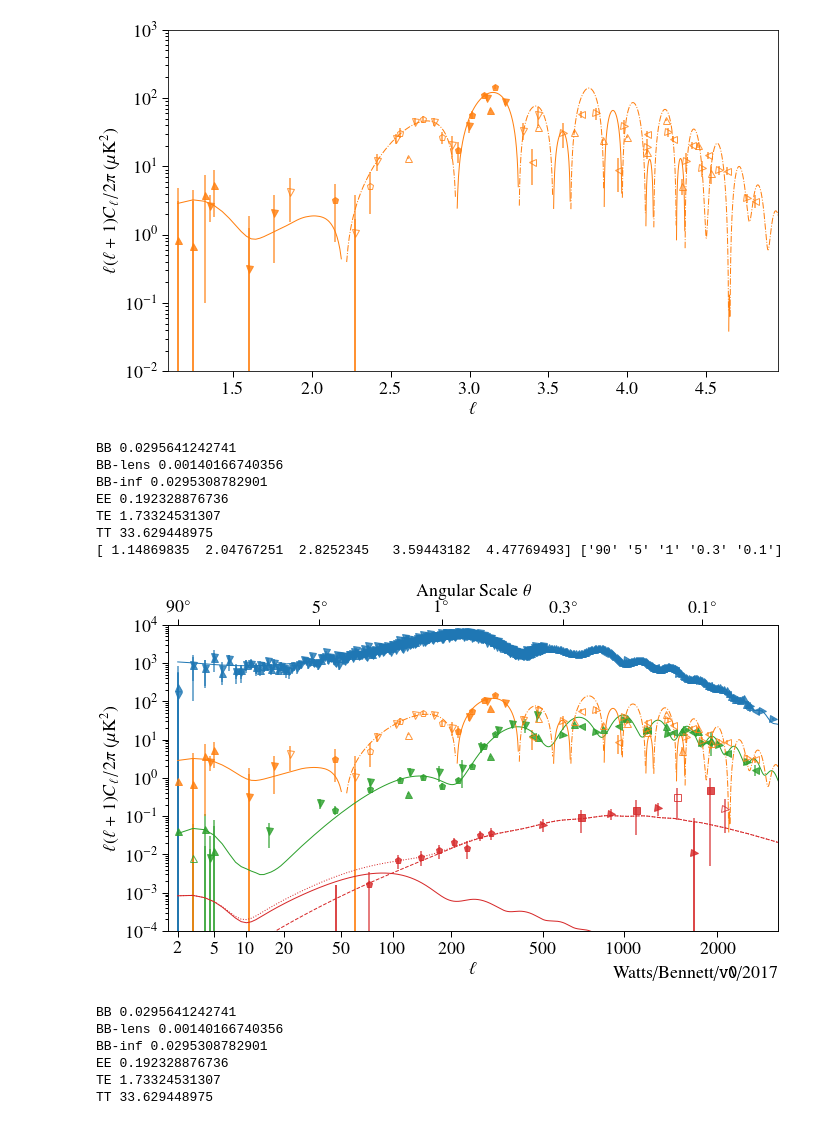
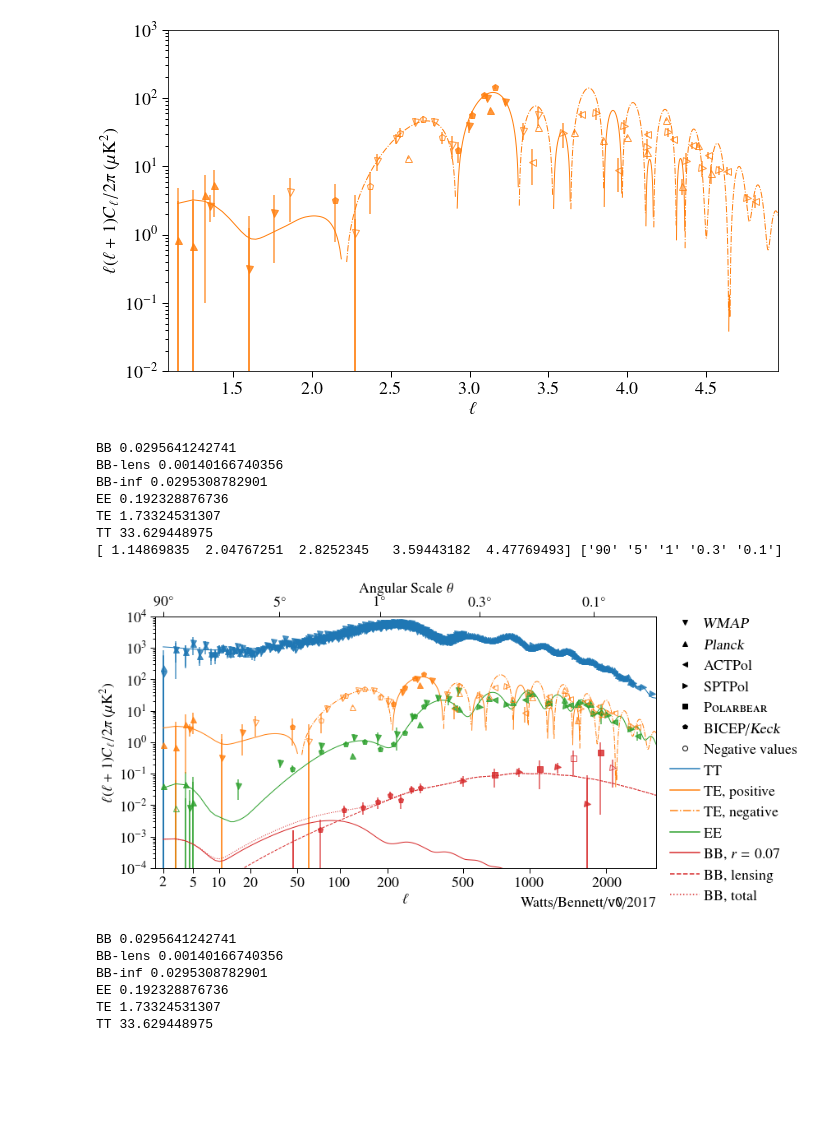
Before and after one commit to class-telescope/cmbpol_plotting, a Jupyter notebook: cmbplot_example.ipynb, the cells around one changed output. Cells and saved outputs as stored; diff of their text form; code cells hidden in the pictures; blank space fills up the shorter version.

Commit message:
Modified legend

```diff
--- a/cmbplot_example.ipynb
+++ b/cmbplot_example.ipynb
@@ -140,18 +140,18 @@ l5, = plt.plot([],[],'s',color='k',label=r'\textsc{Polarbear}')
 l6, = plt.plot([],[],'p',color='k',label=r'BICEP/\textsl{Keck}')
 l11, = plt.plot([],[],'o',markerfacecolor='none', markeredgecolor='k', label=r'Negative values')
 l7, = plt.plot([],[],color='C0', label=r'TT')
-l8, = plt.plot([],[],color='C1', label=r'Positive TE')
-l12, = plt.plot([], [], color='C1', linestyle='-.', label='Negative TE')
+l8, = plt.plot([],[],color='C1', label=r'TE, positive')
+l12, = plt.plot([], [], color='C1', linestyle='-.', label='TE, negative')
 l9, = plt.plot([],[],color='C2', label=r'EE')
-l10, = plt.plot([],[],color='C3', label=r'Inflationary B-modes, $r=0.07$')
-l13, = plt.plot([],[],color='C3', linestyle='--',label=r'Lensing B-modes')
-l14, = plt.plot([],[],color='C3', linestyle=':', label=r'Total B-mode signal, $r=0.07$')
+l10, = plt.plot([],[],color='C3', label=r'BB, $r=0.07$')
+l13, = plt.plot([],[],color='C3', linestyle='--',label=r'BB, lensing')
+l14, = plt.plot([],[],color='C3', linestyle=':', label=r'BB, total')
 
 
 
 #l7, = plt.plot([],[],'o',color='C9',label=r'SPTPol (2017)')
 ax = plt.gca()
-#ax.legend(bbox_to_anchor=(1, 1.05), handles=[l1,l2,l3,l4,l5,l6,l11,l7,l8,l12,l9,l10,l13,l14], loc=2)
+ax.legend(bbox_to_anchor=(1, 1.05), handles=[l1,l2,l3,l4,l5,l6,l11,l7,l8,l12,l9,l10,l13,l14], loc=2)
 plt.xlabel(r'$\ell$')
 
 
@@ -167,34 +167,34 @@ values = np.array([2, 5, 10, 20, 50, 100, 200, 500, 1000, 2000])
 axes[0].set_xticks(values**0.2)
 axes[0].get_xaxis().set_major_formatter(matplotlib.ticker.FixedFormatter(values))
 
 min_theta =  3000**0.2
 max_theta = 1.5**0.2
 #min_theta = 180/4500
 #max_theta = 180/2
 axes[1].set_xscale('linear')
 axes[1].set_xlim(max_theta, min_theta)
 values = np.array([2, 5, 10, 20, 50, 100, 200, 500, 1000, 2000])
 labels = 180/values
 labels = np.array(['90', '5', '1', '0.3', '0.1'])
 values = 180/labels.astype('float')
 print(values**0.2, labels)
 axes[1].set_xticks([float(x)**0.2 for x in values])
 import matplotlib
 axes[1].get_xaxis().set_major_formatter(matplotlib.ticker.FixedFormatter(['$%s^{\circ}$' % x for x in labels]))
 axes[1].set_xlabel(r'Angular Scale $\theta$')
 
 plt.text(1, -0.15, r'Watts/Bennett/\texttt{v0}/2017', transform=axes[1].transAxes, ha='right')
 plt.savefig('cmb_data_plot.pdf', bbox_inches='tight')
 plt.savefig('cmb_data_plot.png', bbox_inches='tight', dpi=300)
 # %% [output]
 BB 0.0295641242741
 BB-lens 0.00140166740356
 BB-inf 0.0295308782901
 EE 0.192328876736
 TE 1.73324531307
 TT 33.629448975
 [ 1.14869835  2.04767251  2.8252345   3.59443182  4.47769493] ['90' '5' '1' '0.3' '0.1']
-[figure, old version]
+[figure, new version]
 # %%
 cmbplot = plotting.Plotting()
 cmbplot.default_BB_plot()
```
Also changed, not shown: 2 other files.
